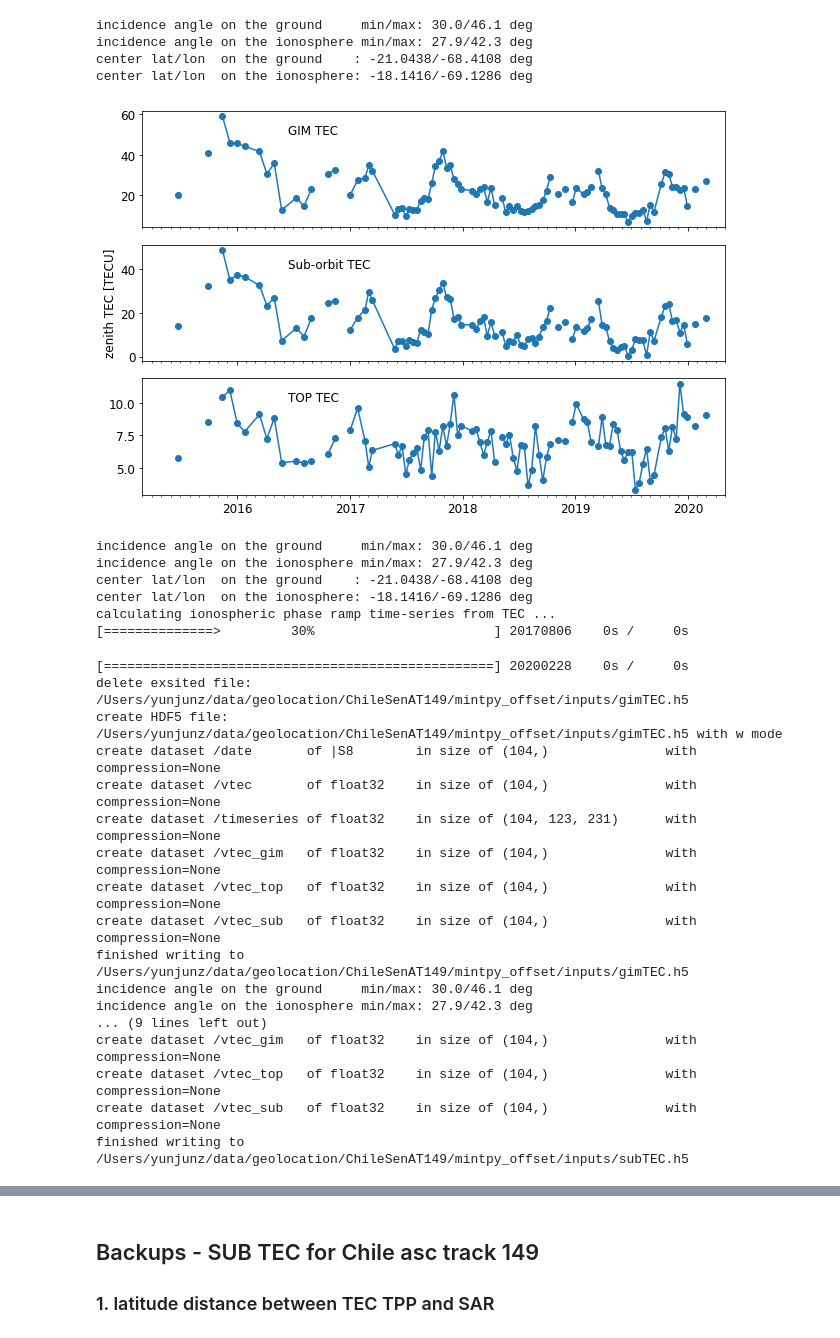
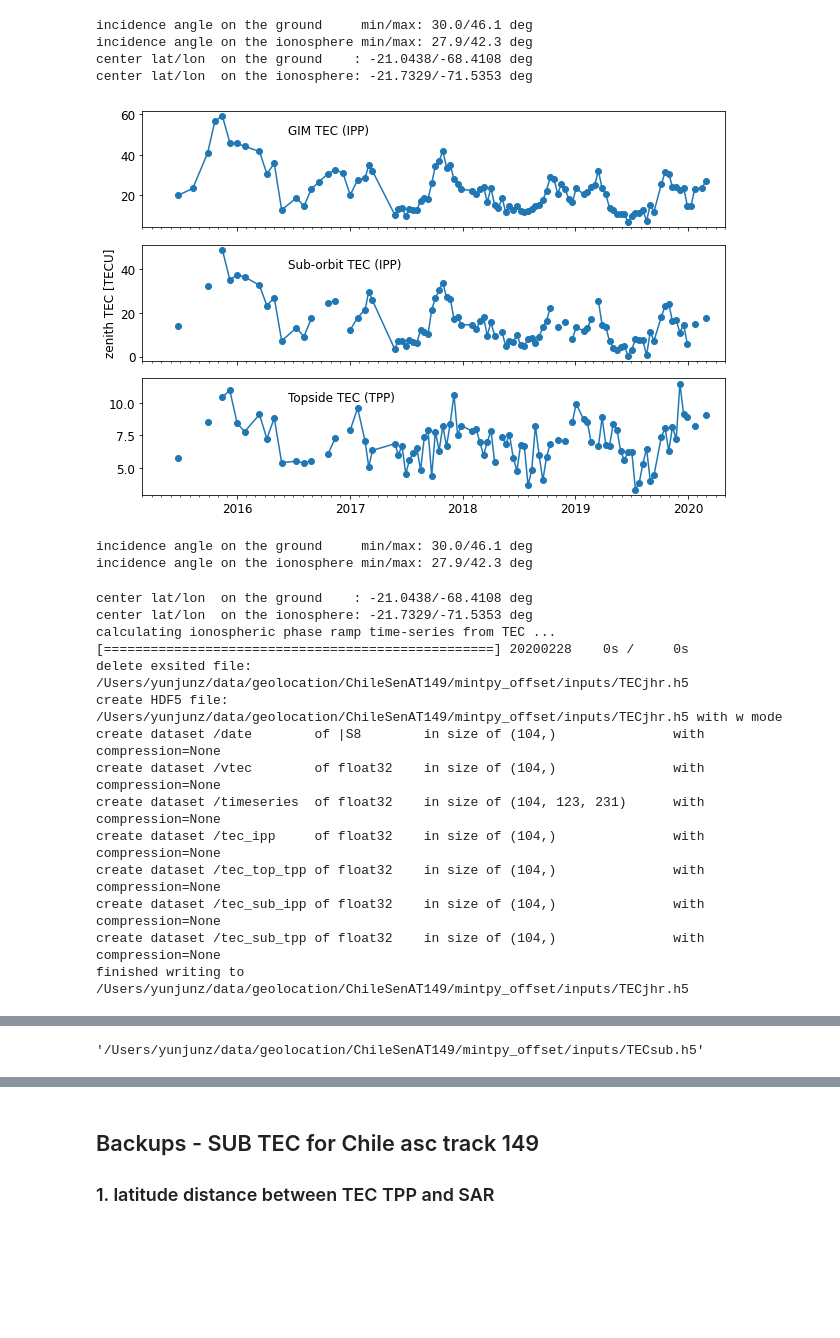
Before and after one commit to yunjunz/2022-Geolocation, a Jupyter notebook: prep_gim_tec.ipynb, the cells around one changed output, grey strips where cells are left out. Drawn from its saved outputs; the diff is of its cells as text; code cells hidden in the pictures; blank space fills up the shorter version.

Commit message:
prep_gim_tec: update to ipp/tpp with TEC prefix convention

```diff
--- a/prep_gim_tec.ipynb
+++ b/prep_gim_tec.ipynb
@@ -27,63 +17,65 @@ Go to directory /Users/yunjunz/data/geolocation/ChileSenAT149/offset_comp/boxLR
 # %%
 proj_dir = os.path.expanduser('~/data/geolocation/ChileSenAT149')
 ts_file   = os.path.join(proj_dir, 'mintpy_offset/timeseriesRg.h5')
 geom_file = os.path.join(proj_dir, 'mintpy_offset/inputs/geometryRadar.h5')
-tec_gim_file = os.path.join(proj_dir, 'mintpy_offset/inputs/gimTEC.h5')
-tec_sub_file = os.path.join(proj_dir, 'mintpy_offset/inputs/subTEC.h5')
+tec_gim_file = os.path.join(proj_dir, 'mintpy_offset/inputs/TECjhr.h5')
+tec_sub_file = os.path.join(proj_dir, 'mintpy_offset/inputs/TECsub.h5')
 
 # read GIM/TOP TEC data from Xiaoqing
 gim_tec_dir = os.path.join(proj_dir, 'GIM_TEC')
 date_list = timeseries(ts_file).get_date_list()
-iono_lat, iono_lon = iono.prep_geometry_iono_shell_along_los(geom_file, print_msg=True)[1:3]
-gim_tec, top_tec, sub_tec, gTecList = iono.get_sub_tec_list(gim_tec_dir, date_list, iono_lat, iono_lon)[1:]
+iono_lat, iono_lon = iono.prep_geometry_iono(geom_file, print_msg=True)[1:3]
+tec_ipp, tec_top_tpp, tec_sub_ipp, tec_sub_tpp, tDicts = iono.get_sub_tec_list(gim_tec_dir, date_list, iono_lat, iono_lon)[1:]
+
+# read GMT TEC for the missing dates above
+gim_tec_file = os.path.join(proj_dir, 'GIM_TEC', 'gimtec.txt')
+fc = np.loadtxt(gim_tec_file, dtype=bytes).astype(str)
+for i in range(fc.shape[0]):
+    ind = date_list.index(fc[i, 0])
+    if np.isnan(tec_ipp[ind]):
+        tec_ipp[ind] = float(fc[i, 1])
 
 # plot
 x = ptime.date_list2vector(date_list)[0]
-titles = ['GIM TEC', 'Sub-orbit TEC', 'TOP TEC']
+titles = ['GIM TEC (IPP)', 'Sub-orbit TEC (IPP)', 'Topside TEC (TPP)']
 fig, axs = plt.subplots(nrows=3, ncols=1, figsize=[9, 6], sharex=True)
-for i, vtec in enumerate([gim_tec, sub_tec, top_tec]):
+for i, vtec in enumerate([tec_ipp, tec_sub_ipp, tec_top_tpp]):
     axs[i].plot(x, vtec, 'o-')
     axs[i].annotate(titles[i], xy=(0.25, 0.8), xycoords='axes fraction')
 ax = axs[1]
 ax.set_ylabel('zenith TEC [TECU]')
 pp.auto_adjust_xaxis_date(ax, x)
 fig.tight_layout()
 plt.show()
 
 # calc iono ramp time-series
 ds_dict_ext = {}
-ds_dict_ext['vtec_gim'] = np.array(gim_tec, dtype=np.float32)
-ds_dict_ext['vtec_top'] = np.array(top_tec, dtype=np.float32)
-ds_dict_ext['vtec_sub'] = np.array(sub_tec, dtype=np.float32)
+ds_dict_ext['tec_ipp']     = np.array(tec_ipp, dtype=np.float32)
+ds_dict_ext['tec_top_tpp'] = np.array(tec_top_tpp, dtype=np.float32)
+ds_dict_ext['tec_sub_ipp'] = np.array(tec_sub_ipp, dtype=np.float32)
+ds_dict_ext['tec_sub_tpp'] = np.array(tec_sub_tpp, dtype=np.float32)
 
-iono_tec.vtec2iono_ramp_timeseries(date_list, gim_tec.tolist(), geom_file=geom_file, iono_file=tec_gim_file, ds_dict_ext=ds_dict_ext)
-iono_tec.vtec2iono_ramp_timeseries(date_list, sub_tec.tolist(), geom_file=geom_file, iono_file=tec_sub_file, ds_dict_ext=ds_dict_ext)
+iono_tec.vtec2iono_ramp_timeseries(date_list, tec_ipp.tolist(),     geom_file=geom_file, iono_file=tec_gim_file, ds_dict_ext=ds_dict_ext)
+iono_tec.vtec2iono_ramp_timeseries(date_list, tec_sub_tpp.tolist(), geom_file=geom_file, iono_file=tec_sub_file, ds_dict_ext=ds_dict_ext)
 # %% [output]
 incidence angle on the ground     min/max: 30.0/46.1 deg
 incidence angle on the ionosphere min/max: 27.9/42.3 deg
 center lat/lon  on the ground    : -21.0438/-68.4108 deg
-center lat/lon  on the ionosphere: -18.1416/-69.1286 deg
+center lat/lon  on the ionosphere: -21.7329/-71.5353 deg
-[figure, old version]
+[figure, new version]
 incidence angle on the ground     min/max: 30.0/46.1 deg
 incidence angle on the ionosphere min/max: 27.9/42.3 deg
-center lat/lon  on the ground    : -21.0438/-68.4108 deg
-center lat/lon  on the ionosphere: -18.1416/-69.1286 deg
-calculating ionospheric phase ramp time-series from TEC ...
-[==============>         30%                       ] 20170806    0s /     0s
+center lat/lon  on the ground    : -21.0438/-68.4108 deg
+center lat/lon  on the ionosphere: -21.7329/-71.5353 deg
+calculating ionospheric phase ramp time-series from TEC ...
 [==================================================] 20200228    0s /     0s
-delete exsited file: /Users/yunjunz/data/geolocation/ChileSenAT149/mintpy_offset/inputs/gimTEC.h5
-create HDF5 file: /Users/yunjunz/data/geolocation/ChileSenAT149/mintpy_offset/inputs/gimTEC.h5 with w mode
-create dataset /date       of |S8        in size of (104,)               with compression=None
-create dataset /vtec       of float32    in size of (104,)               with compression=None
-create dataset /timeseries of float32    in size of (104, 123, 231)      with compression=None
-create dataset /vtec_gim   of float32    in size of (104,)               with compression=None
-create dataset /vtec_top   of float32    in size of (104,)               with compression=None
-create dataset /vtec_sub   of float32    in size of (104,)               with compression=None
-finished writing to /Users/yunjunz/data/geolocation/ChileSenAT149/mintpy_offset/inputs/gimTEC.h5
-incidence angle on the ground     min/max: 30.0/46.1 deg
-incidence angle on the ionosphere min/max: 27.9/42.3 deg
-... (9 lines left out)
-create dataset /vtec_gim   of float32    in size of (104,)               with compression=None
-create dataset /vtec_top   of float32    in size of (104,)               with compression=None
-create dataset /vtec_sub   of float32    in size of (104,)               with compression=None
-finished writing to /Users/yunjunz/data/geolocation/ChileSenAT149/mintpy_offset/inputs/subTEC.h5
+delete exsited file: /Users/yunjunz/data/geolocation/ChileSenAT149/mintpy_offset/inputs/TECjhr.h5
+create HDF5 file: /Users/yunjunz/data/geolocation/ChileSenAT149/mintpy_offset/inputs/TECjhr.h5 with w mode
+create dataset /date        of |S8        in size of (104,)               with compression=None
+create dataset /vtec        of float32    in size of (104,)               with compression=None
+create dataset /timeseries  of float32    in size of (104, 123, 231)      with compression=None
+create dataset /tec_ipp     of float32    in size of (104,)               with compression=None
+create dataset /tec_top_tpp of float32    in size of (104,)               with compression=None
+create dataset /tec_sub_ipp of float32    in size of (104,)               with compression=None
+create dataset /tec_sub_tpp of float32    in size of (104,)               with compression=None
+finished writing to /Users/yunjunz/data/geolocation/ChileSenAT149/mintpy_offset/inputs/TECjhr.h5
@@ -91 +98,2 @@ finished writing to /Users/yunjunz/data/geolocation/ChileSenAT149/mintpy_offset/
+'/Users/yunjunz/data/geolocation/ChileSenAT149/mintpy_offset/inputs/TECsub.h5'
 # %% [markdown]
```
Also changed, not shown: parts of 14 cells of this notebook.
